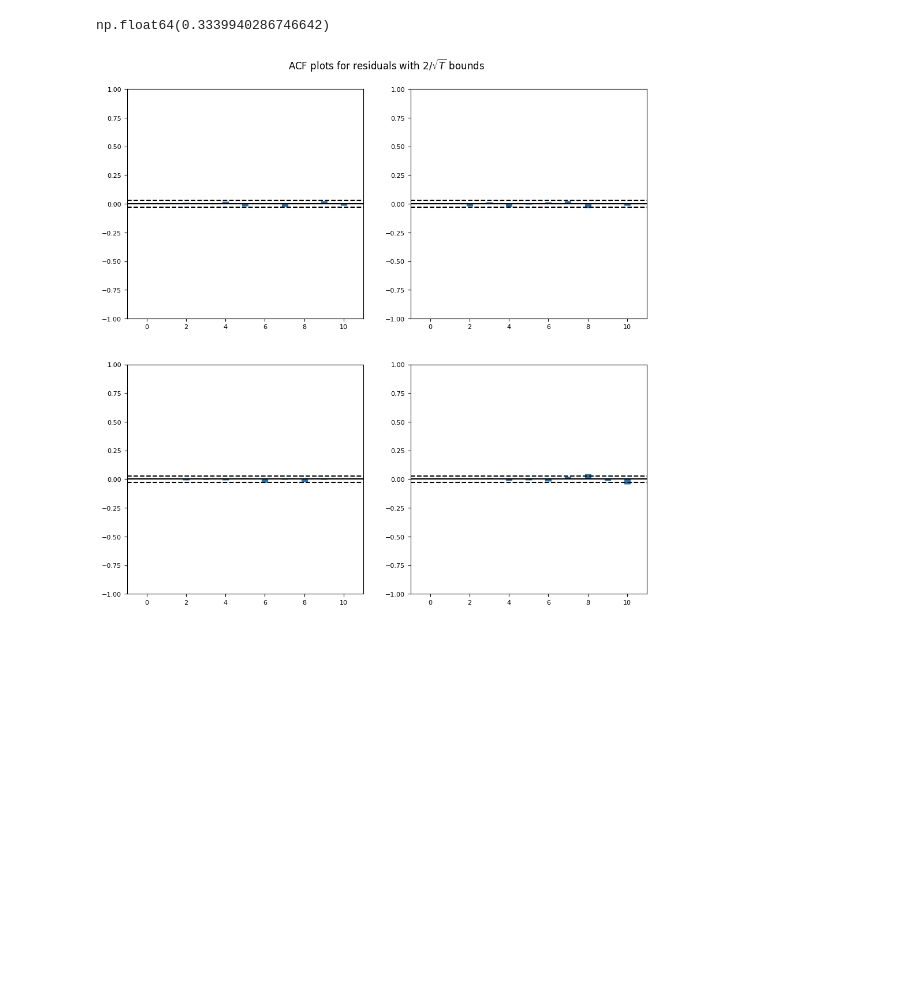
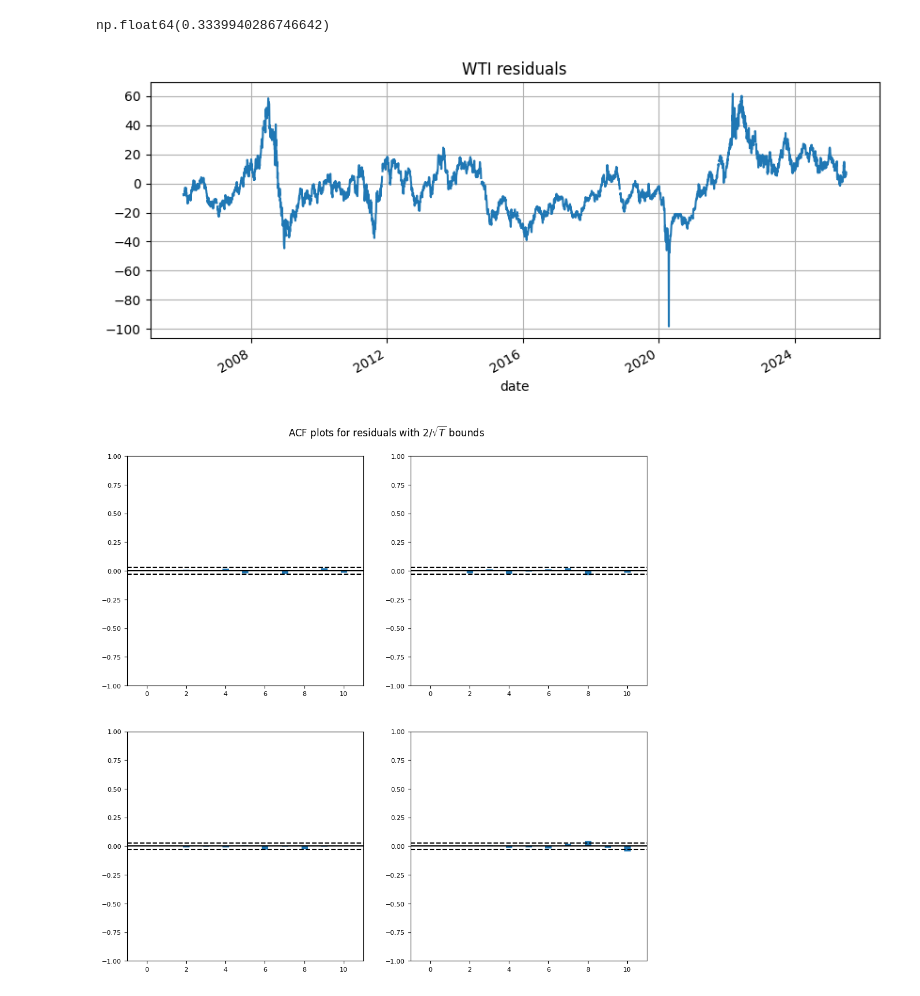
Before and after one commit to chataignault/irbackend, a Jupyter notebook: notebooks/WTI_DXY_correlation.ipynb, the cells around one changed output. Cells and saved outputs as stored; diff of their text form; code cells hidden in the pictures; blank space fills up the shorter version.

```diff
--- a/notebooks/WTI_DXY_correlation.ipynb
+++ b/notebooks/WTI_DXY_correlation.ipynb
@@ -517,6 +498,12 @@ np.float64(0.2720391590344492)
 1 - (wti["WTI spot"] - fitted_wti - usd_proj).var() / wti["WTI spot"].var()
 # %% [output]
 np.float64(0.3339940286746642)
+# %%
+wti_residuals = wti["WTI spot"] - fitted_wti - usd_proj
+
+_ = wti_residuals.plot(figsize=(10, 4), grid=True, title="WTI residuals")
+# %% [output]
+[figure, added]
 # %%
 _ = var_res.plot_acorr()
 # %% [output]
```
Also changed, not shown: parts of 7 cells of this notebook.
